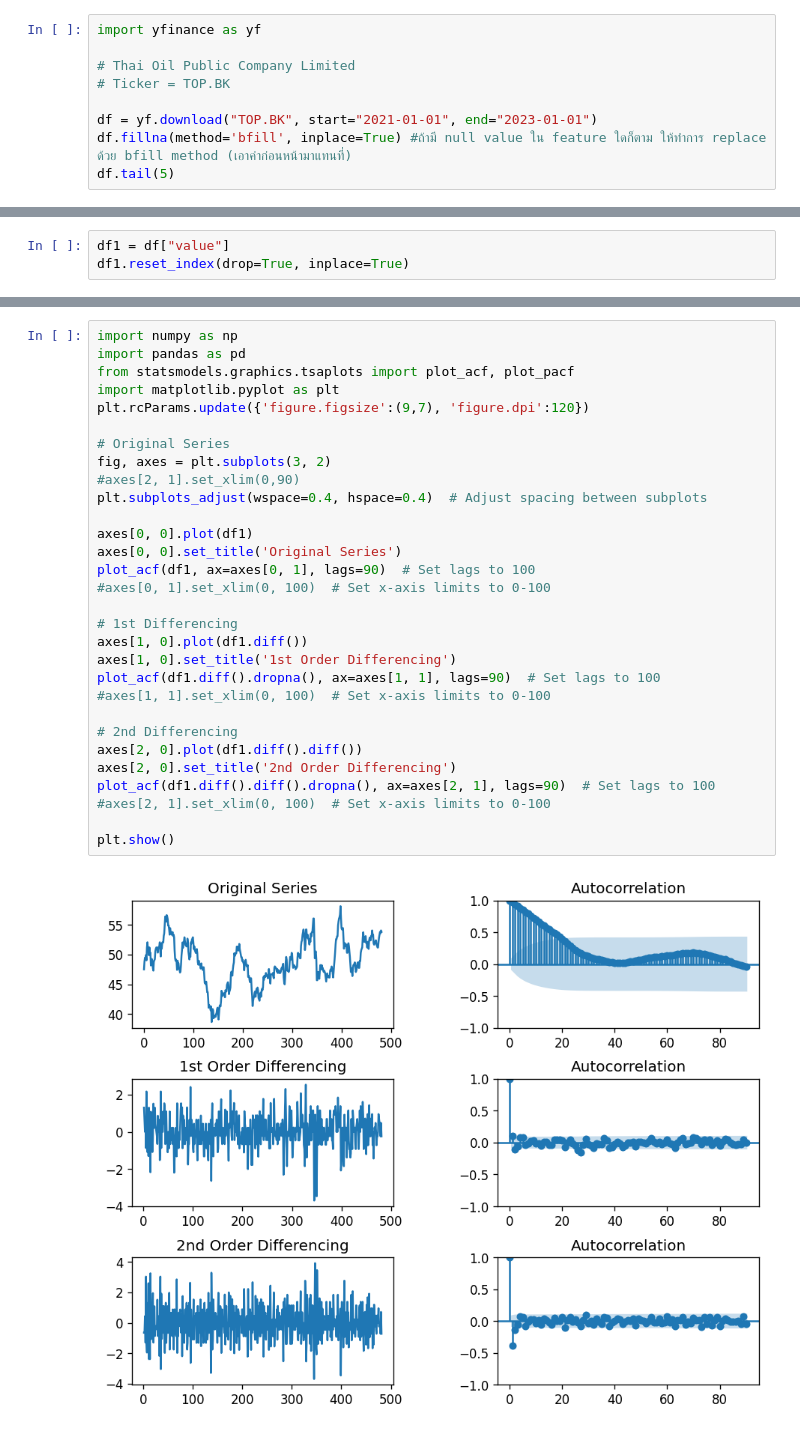
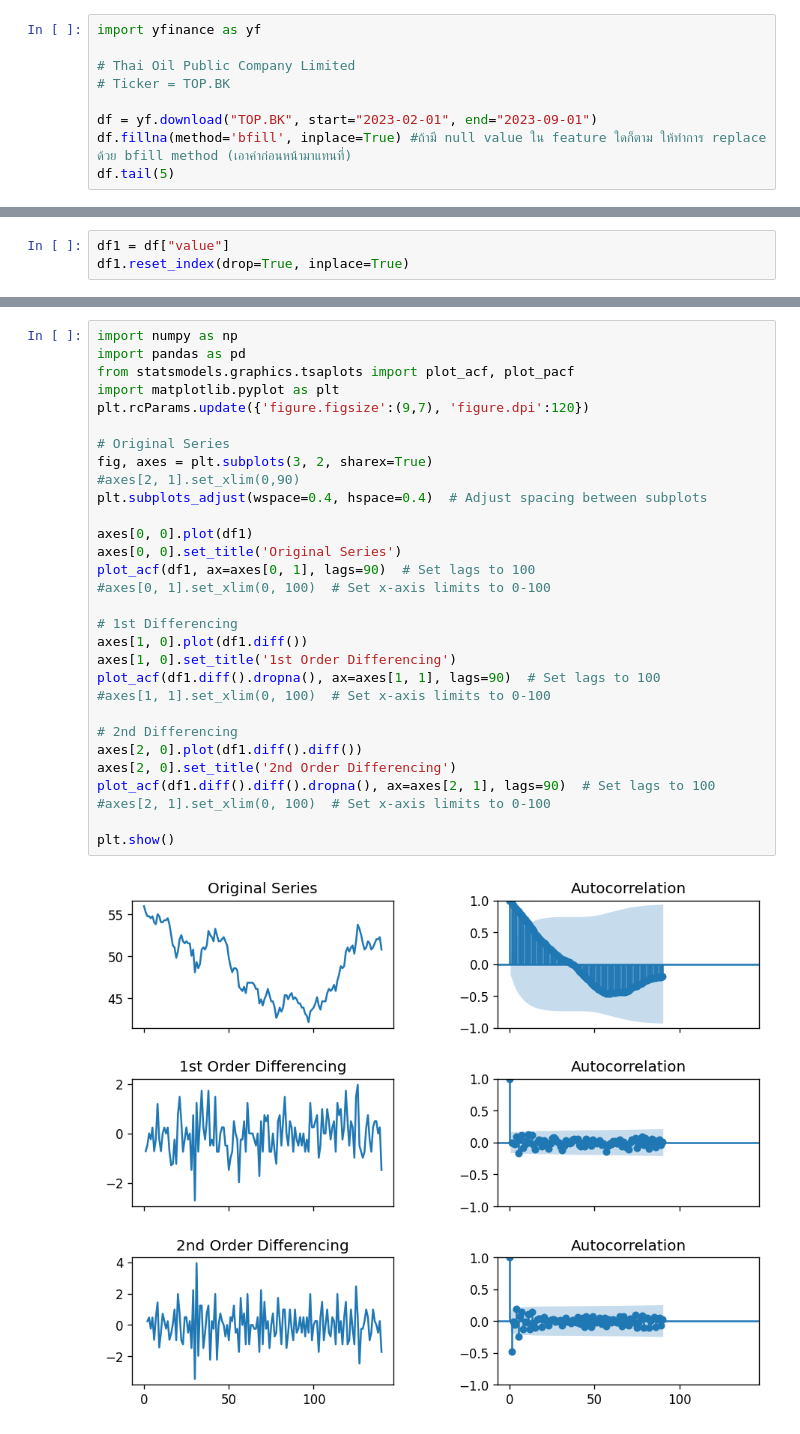
Before and after one commit to AlienX77-cmd/Computational-Finance, a Jupyter notebook: ARIMA_Modeling_Kittipak.ipynb, the cells around one changed output, grey strips where cells are left out. Drawn from its saved outputs; the diff is of its cells as text.

```diff
--- a/ARIMA_Modeling_Kittipak.ipynb
+++ b/ARIMA_Modeling_Kittipak.ipynb
@@ -21,7 +21,7 @@ import yfinance as yf
 # Thai Oil Public Company Limited
 # Ticker = TOP.BK
 
-df = yf.download("TOP.BK", start="2021-01-01", end="2023-01-01")
+df = yf.download("TOP.BK", start="2023-02-01", end="2023-09-01")
 df.fillna(method='bfill', inplace=True) #ถ้ามี null value ใน feature ใดก็ตาม ให้ทำการ replace ด้วย bfill method (เอาค่าก่อนหน้ามาแทนที่)
 df.tail(5)
 # %% [output]
@@ -78,32 +78,32 @@ p-value: 0.146846
 # %%
 import numpy as np
 import pandas as pd
 from statsmodels.graphics.tsaplots import plot_acf, plot_pacf
 import matplotlib.pyplot as plt
 plt.rcParams.update({'figure.figsize':(9,7), 'figure.dpi':120})
 
 # Original Series
-fig, axes = plt.subplots(3, 2)
+fig, axes = plt.subplots(3, 2, sharex=True)
 #axes[2, 1].set_xlim(0,90)
 plt.subplots_adjust(wspace=0.4, hspace=0.4)  # Adjust spacing between subplots
 
 axes[0, 0].plot(df1)
 axes[0, 0].set_title('Original Series')
 plot_acf(df1, ax=axes[0, 1], lags=90)  # Set lags to 100
 #axes[0, 1].set_xlim(0, 100)  # Set x-axis limits to 0-100
 
 # 1st Differencing
 axes[1, 0].plot(df1.diff())
 axes[1, 0].set_title('1st Order Differencing')
 plot_acf(df1.diff().dropna(), ax=axes[1, 1], lags=90)  # Set lags to 100
 #axes[1, 1].set_xlim(0, 100)  # Set x-axis limits to 0-100
 
 # 2nd Differencing
 axes[2, 0].plot(df1.diff().diff())
 axes[2, 0].set_title('2nd Order Differencing')
 plot_acf(df1.diff().diff().dropna(), ax=axes[2, 1], lags=90)  # Set lags to 100
 #axes[2, 1].set_xlim(0, 100)  # Set x-axis limits to 0-100
 
 plt.show()
 # %% [output]
-[figure, old version]
+[figure, new version]
```
Also changed, not shown: parts of 4 cells of this notebook.
